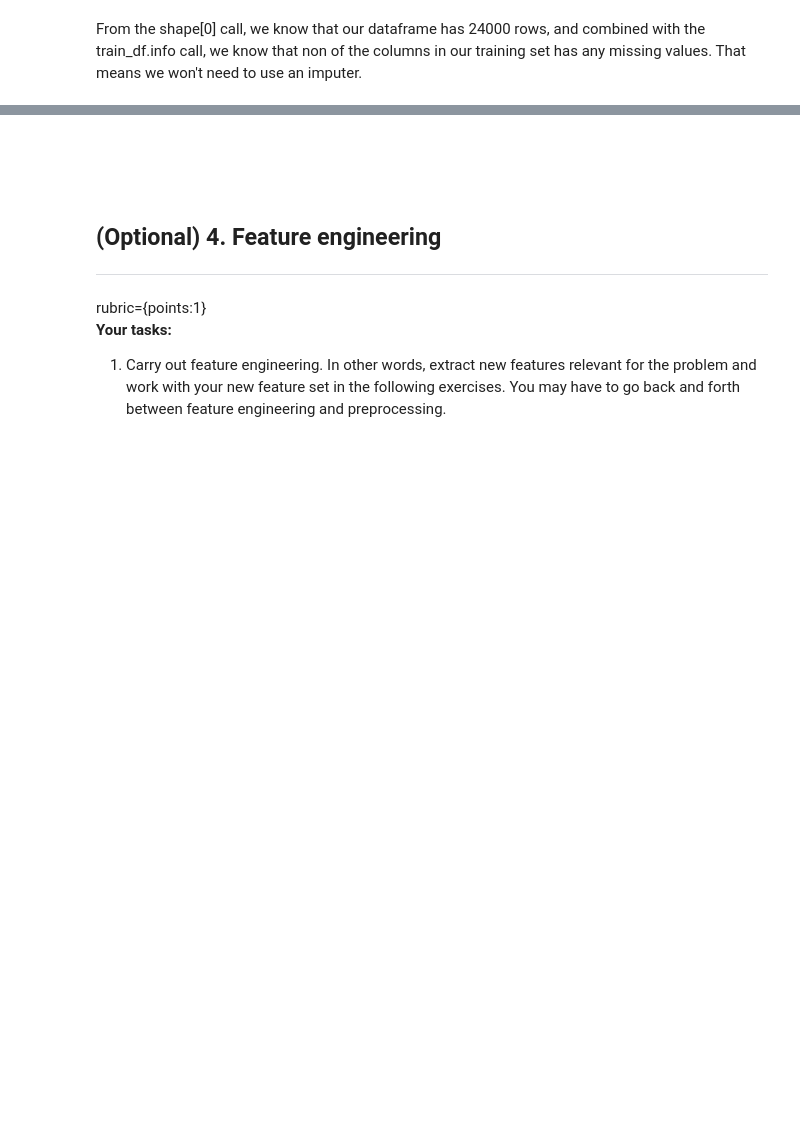
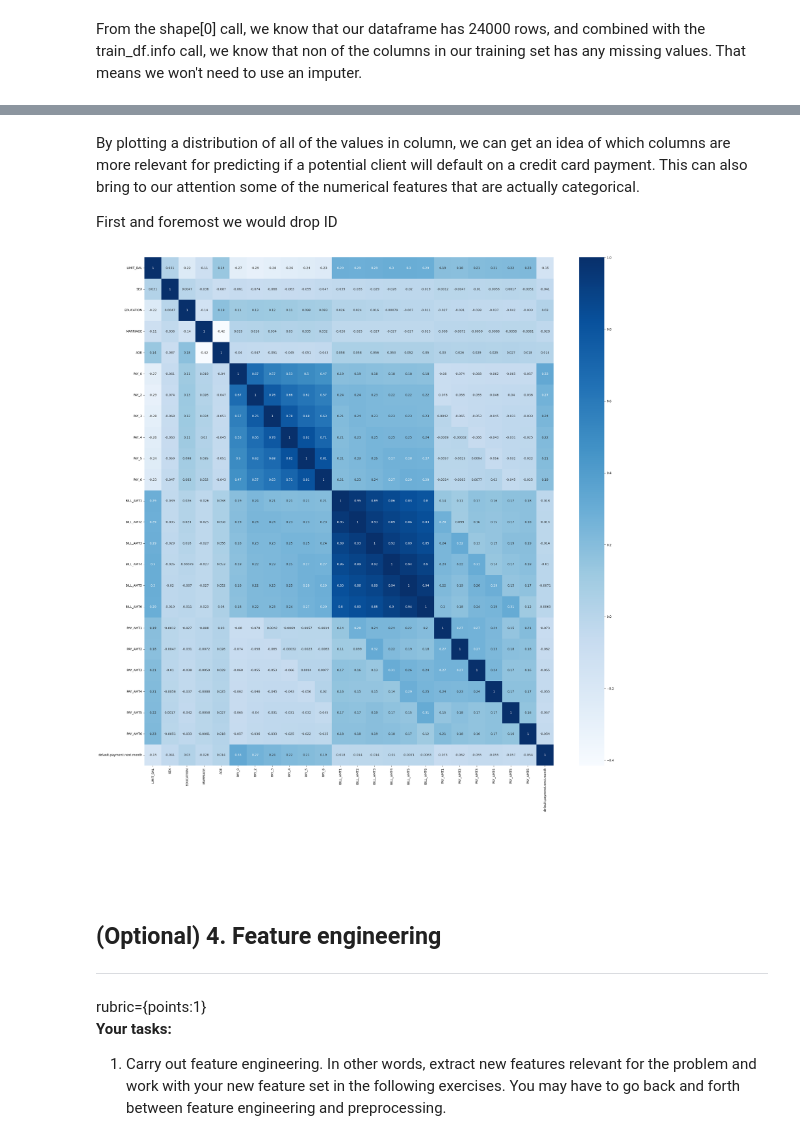
Before and after one commit to BradPeng/cpsc330-2023s, a Jupyter notebook: hw/hw5/hw5.ipynb, the cells around one changed output, grey strips where cells are left out. Cells and saved outputs as stored; diff of their text form; code cells hidden in the pictures; blank space fills up the shorter version.

```diff
--- a/hw/hw5/hw5.ipynb
+++ b/hw/hw5/hw5.ipynb
@@ -263,3 +269,15 @@ Looking at the counts of 1s versus 0s in our "default.payment.next.month" column
+# %% [markdown]
+By plotting a distribution of all of the values in column, we can get an idea of which columns are more relevant for predicting if a potential client will default on a credit card payment. This can also bring to our attention some of the numerical features that are actually categorical.
+
+First and foremost we would drop ID
+# %%
+# From lecture 12
+import seaborn as sns
+cor = train_df.corr()
+plt.figure(figsize=(30,30))
+sns.heatmap(cor, annot=True, cmap=plt.cm.Blues);
+# %% [output]
+[figure, added]
 # %%
 ...
 # %% [markdown]
```
Also changed, not shown: parts of 13 cells of this notebook, 1 other file.
